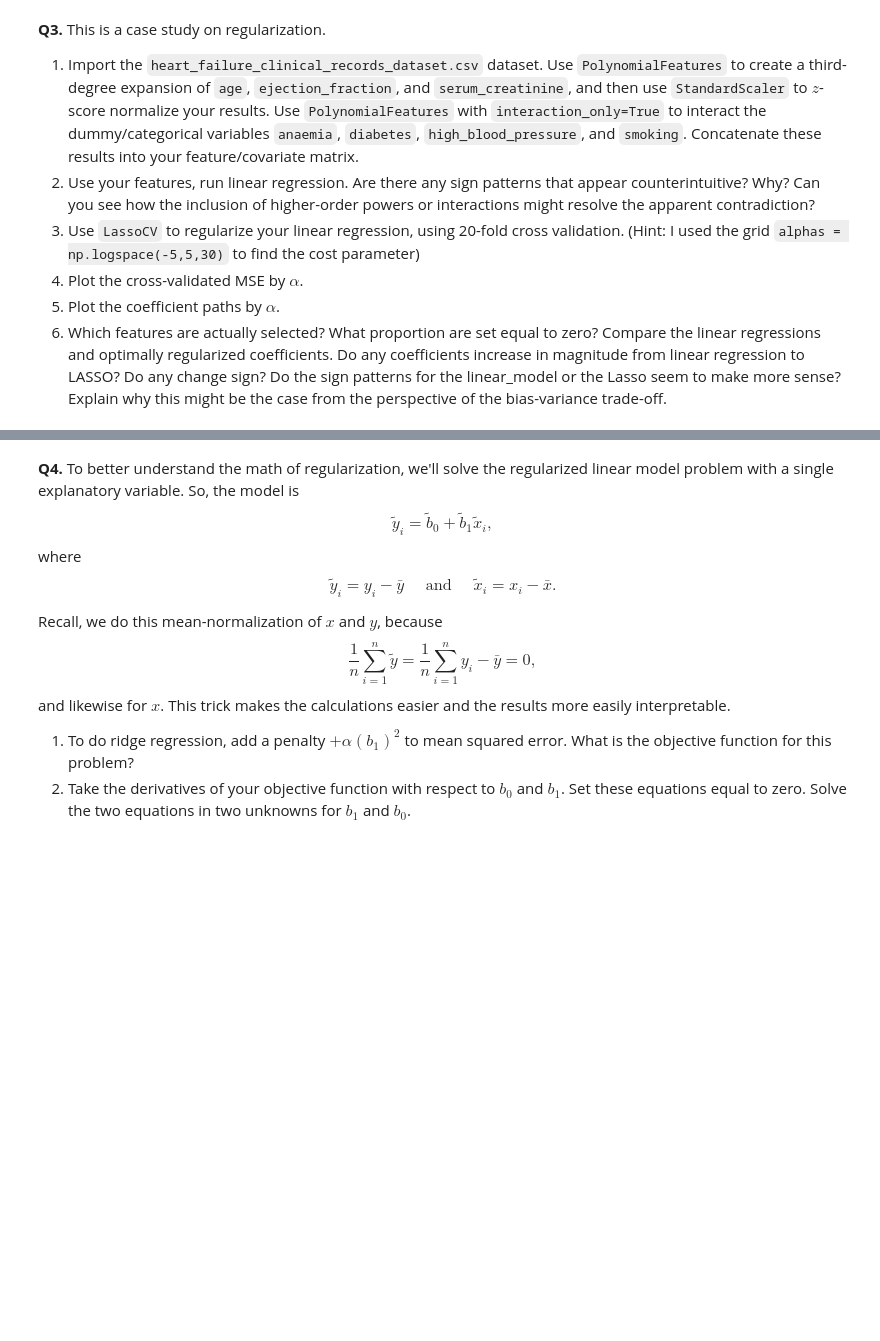
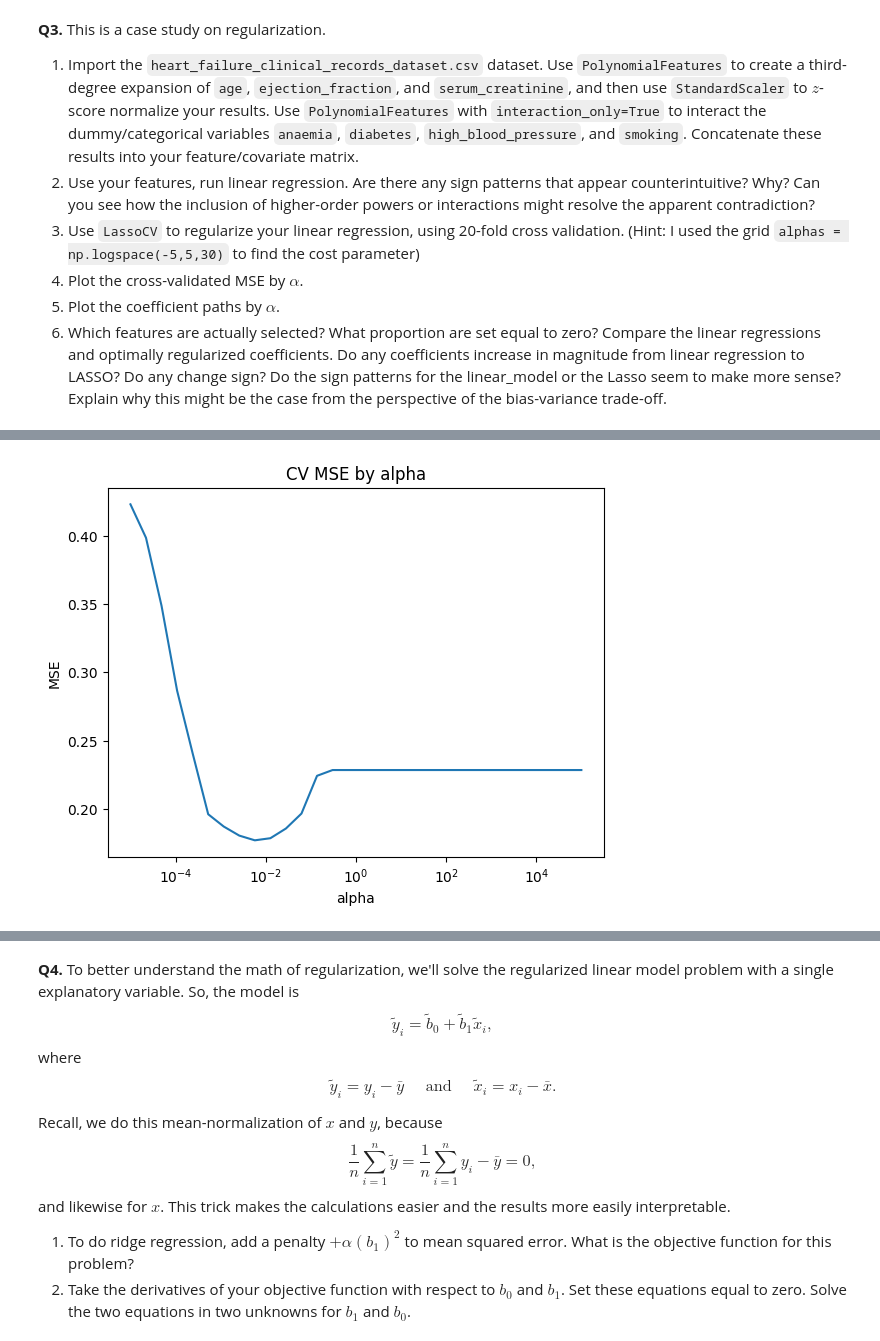
Before and after one commit to arya-rajesh-99/undergrad_ml_assignments, a Jupyter notebook: 04_assignment_regularization.ipynb, the cells around one changed output, grey strips where cells are left out. Saved outputs shown, nothing was run; the diff lists cells and outputs as text; code cells hidden in the pictures; blank space fills up the shorter version.

```diff
--- a/04_assignment_regularization.ipynb
+++ b/04_assignment_regularization.ipynb
@@ -186,0 +228,10 @@ heartfailure_df.head()
+# %%
+#3.2
+y = heartfailure_df["DEATH_EVENT"]
+linear_model = LinearRegression()
+linear_model = linear_model.fit(X, y)
+linear_coefs = linear_model.coef_
+pd.DataFrame({
+    "variable": feature_names,
+    "coefficient": linear_coefs
+})
@@ -186,0 +260,11 @@ heartfailure_df.head()
+# %%
+#3.3
+alpha_grid = np.logspace(-5, 5, 30)
+lasso_model = LassoCV(cv=20, alphas=alpha_grid, max_iter=100000)
+lasso_model = lasso_model.fit(X, y)
+alpha = lasso_model.alpha_
+print(alpha)
+pd.DataFrame({
+    "variable": feature_names,
+    "coefficient": lasso_model.coef_
+})
@@ -186,0 +290,12 @@ heartfailure_df.head()
+# %%
+#3.4
+mse_mean = lasso_model.mse_path_.mean(axis=1)
+
+plt.plot(lasso_model.alphas_, mse_mean)
+plt.xscale('log')
+plt.xlabel('alpha')
+plt.ylabel('MSE')
+plt.title('CV MSE by alpha')
+plt.show()
+# %% [output]
+[figure, added]
```
Also changed, not shown: parts of 15 cells of this notebook.
